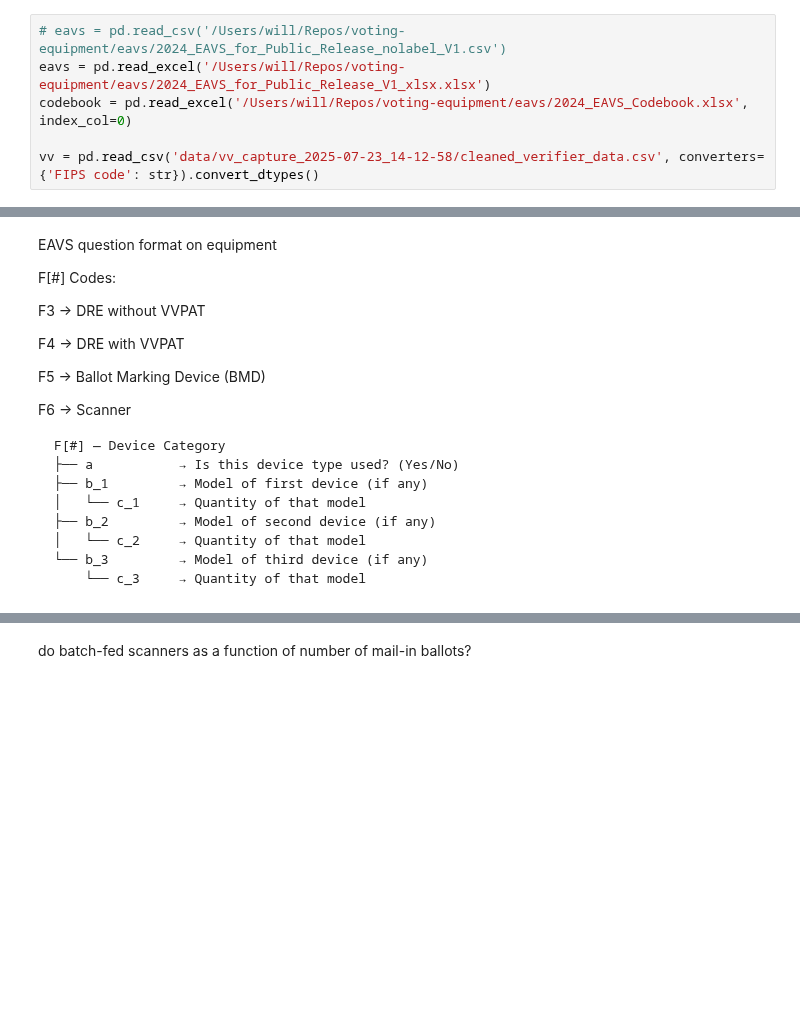
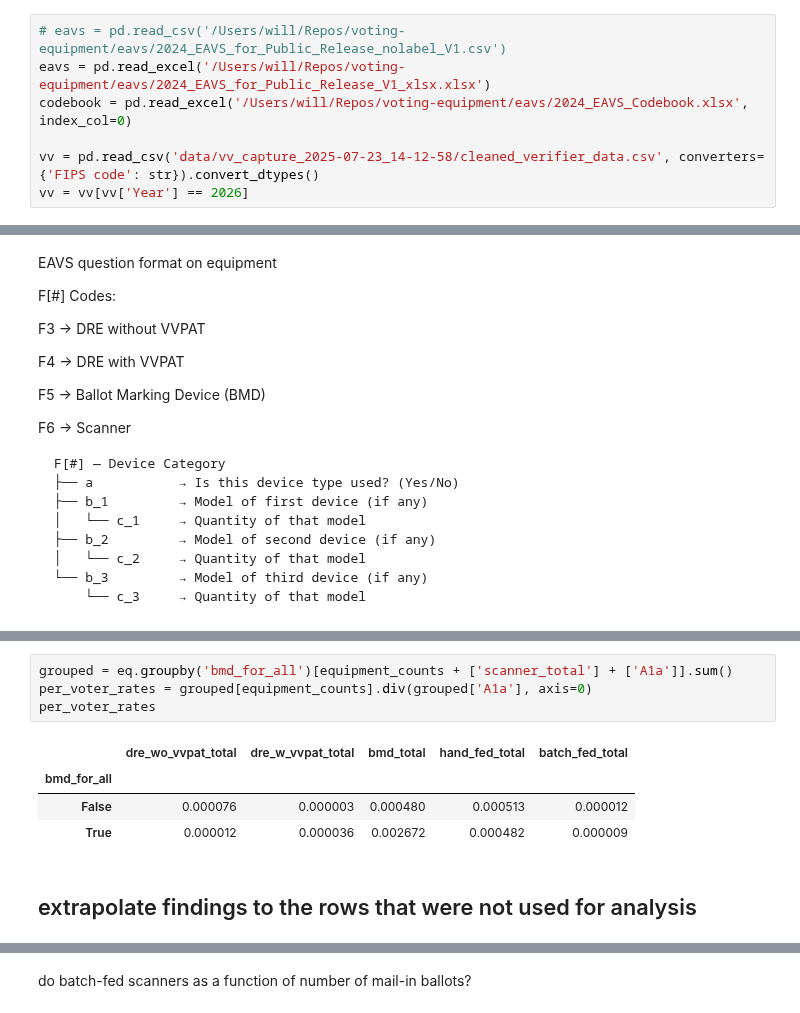
Before and after one commit to Bipartisan-Policy-Center/voting-equipment, a Jupyter notebook: eavs_analysis.ipynb, the cells around one changed output, grey strips where cells are left out. Cells and saved outputs as stored; diff of their text form; blank space fills up the shorter version.

```diff
--- a/eavs_analysis.ipynb
+++ b/eavs_analysis.ipynb
@@ -9,3 +9,4 @@ eavs = pd.read_excel('/Users/will/Repos/voting-equipment/eavs/2024_EAVS_for_Publ
 codebook = pd.read_excel('/Users/will/Repos/voting-equipment/eavs/2024_EAVS_Codebook.xlsx', index_col=0)
 
 vv = pd.read_csv('data/vv_capture_2025-07-23_14-12-58/cleaned_verifier_data.csv', converters={'FIPS code': str}).convert_dtypes()
+vv = vv[vv['Year'] == 2026]
@@ -200,0 +265,11 @@ np.float64(51811.12229539041)
+# %%
+grouped = eq.groupby('bmd_for_all')[equipment_counts + ['scanner_total'] + ['A1a']].sum()
+per_voter_rates = grouped[equipment_counts].div(grouped['A1a'], axis=0)
+per_voter_rates
+# %% [output]
+|  | dre_wo_vvpat_total | dre_w_vvpat_total | bmd_total | hand_fed_total | batch_fed_total |
+| bmd_for_all |  |  |  |  |  |
+| False | 0.000076 | 0.000003 | 0.000480 | 0.000513 | 0.000012 |
+| True | 0.000012 | 0.000036 | 0.002672 | 0.000482 | 0.000009 |
+# %% [markdown]
+## extrapolate findings to the rows that were not used for analysis
```
Also changed, not shown: parts of 29 cells of this notebook, 1 other file.
